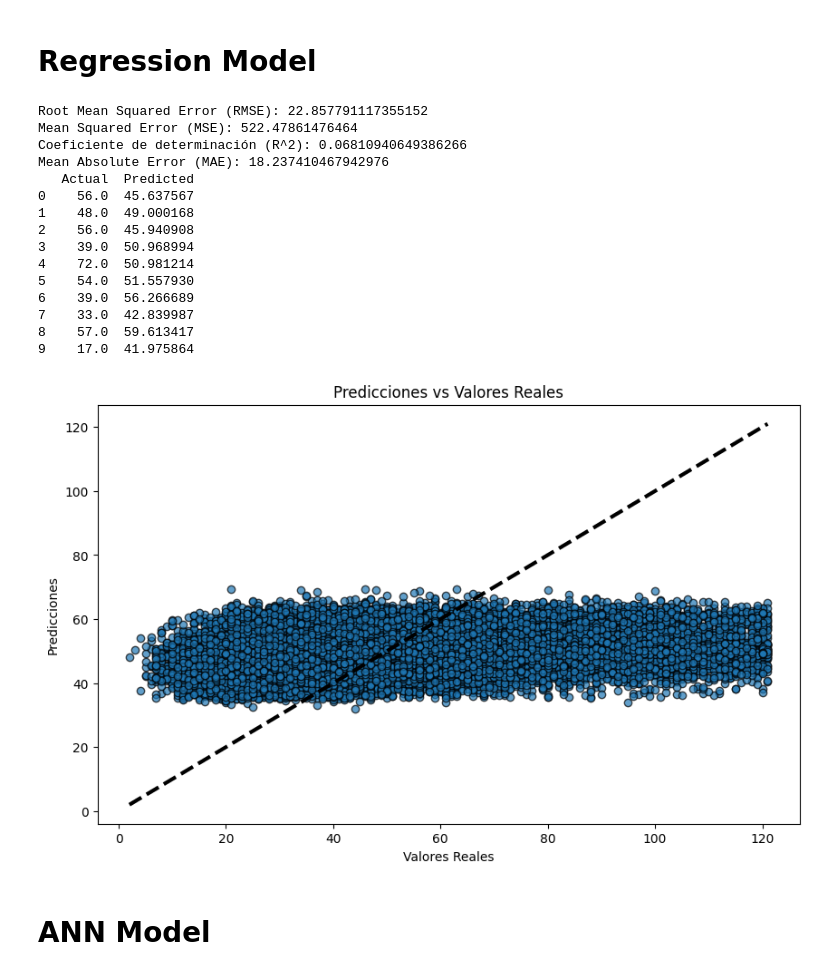
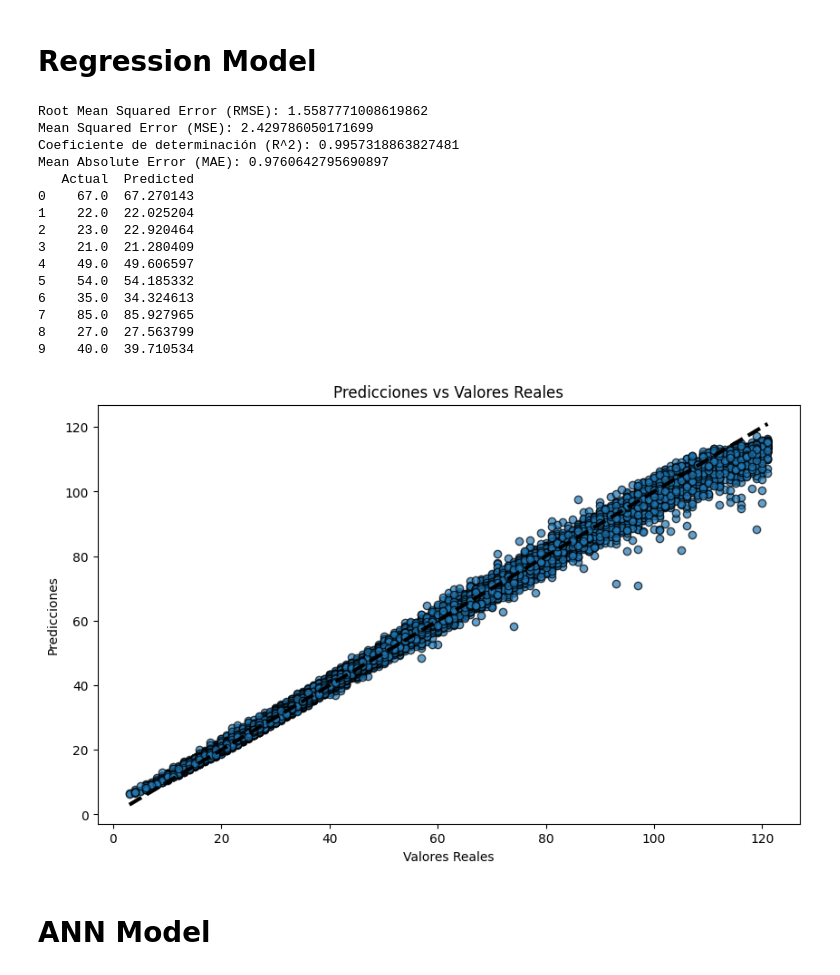
Before and after one commit to isaacmenchaca97/hospital_wait_time_prediction, a Jupyter notebook: ART/data_analysis.ipynb, the cells around one changed output. Cells and saved outputs as stored; diff of their text form; code cells hidden in the pictures.

```diff
--- a/ART/data_analysis.ipynb
+++ b/ART/data_analysis.ipynb
@@ -209,7 +223,6 @@ df_regresion['tiempo_total'].to_csv('../Database/y.csv', index=False)
 # %% [markdown]
 # Regression Model
 # %%
-
 import pandas as pd
 from sklearn.model_selection import train_test_split, GridSearchCV
 from sklearn.tree import DecisionTreeRegressor
@@ -221,8 +234,8 @@ import matplotlib.pyplot as plt
 
 # Select target and features
 # X = df_regresion[['clasificacion_encode', 'edad', 'genero_Femenino', 'genero_Masculino', 'hora', 'minuto', 'mes', 'dia', 'dia_semana']]
-X = pd.read_csv('../Database/X.csv')
-y = pd.read_csv('../Database/y.csv')
+X = pd.read_csv('./evaluation_feature.csv')
+y = pd.read_csv('./target.csv')
 y = y.values.ravel()
 
 # Standardize the features
@@ -231,48 +244,48 @@ X = scaler.fit_transform(X)
 
 X_train, X_test, y_train, y_test = train_test_split(X, y, test_size=0.2, random_state=42)
 
 model = GradientBoostingRegressor()
 model.fit(X_train, y_train)
 
 # Predictions
 y_test_pred = model.predict(X_test)
 
 
 # Métricas de evaluación
 print(f"Root Mean Squared Error (RMSE): {np.sqrt(mean_squared_error(y_test, y_test_pred))}")
 print(f"Mean Squared Error (MSE): {mean_squared_error(y_test, y_test_pred)}")
 print(f"Coeficiente de determinación (R^2): {r2_score(y_test, y_test_pred)}")
 print(f'Mean Absolute Error (MAE): {mean_absolute_error(y_test, y_test_pred)}')
 
 # Mostrar algunas predicciones junto con los valores reales
 predictions = pd.DataFrame({'Actual': y_test, 'Predicted': y_test_pred.flatten()})
 print(predictions.head(10))
 
 # Gráfico de dispersión de predicciones vs valores reales
 plt.figure(figsize=(10, 6))
 plt.scatter(y_test, y_test_pred, edgecolor='k', alpha=0.7)
 plt.plot([y_test.min(), y_test.max()], [y_test.min(), y_test.max()], 'k--', lw=3)
 plt.xlabel('Valores Reales')
 plt.ylabel('Predicciones')
 plt.title('Predicciones vs Valores Reales')
 plt.show()
 # %% [output]
-Root Mean Squared Error (RMSE): 22.857791117355152
-Mean Squared Error (MSE): 522.47861476464
-Coeficiente de determinación (R^2): 0.06810940649386266
-Mean Absolute Error (MAE): 18.237410467942976
+Root Mean Squared Error (RMSE): 1.5587771008619862
+Mean Squared Error (MSE): 2.429786050171699
+Coeficiente de determinación (R^2): 0.9957318863827481
+Mean Absolute Error (MAE): 0.9760642795690897
    Actual  Predicted
-0    56.0  45.637567
-1    48.0  49.000168
-2    56.0  45.940908
-3    39.0  50.968994
-4    72.0  50.981214
-5    54.0  51.557930
-6    39.0  56.266689
-7    33.0  42.839987
-8    57.0  59.613417
-9    17.0  41.975864
+0    67.0  67.270143
+1    22.0  22.025204
+2    23.0  22.920464
+3    21.0  21.280409
+4    49.0  49.606597
+5    54.0  54.185332
+6    35.0  34.324613
+7    85.0  85.927965
+8    27.0  27.563799
+9    40.0  39.710534
-[figure, old version]
+[figure, new version]
 # %%
 # from lazypredict.Supervised import LazyRegressor
 # from sklearn.model_selection import train_test_split
```
Also changed, not shown: parts of 7 cells of this notebook.
